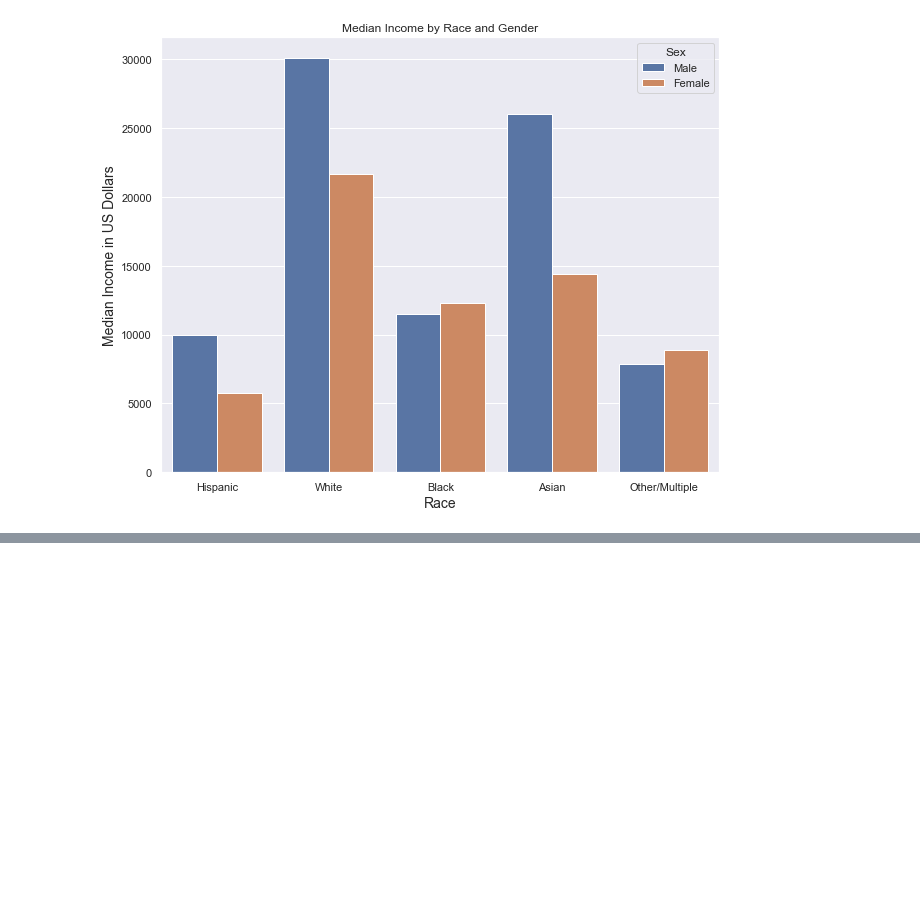
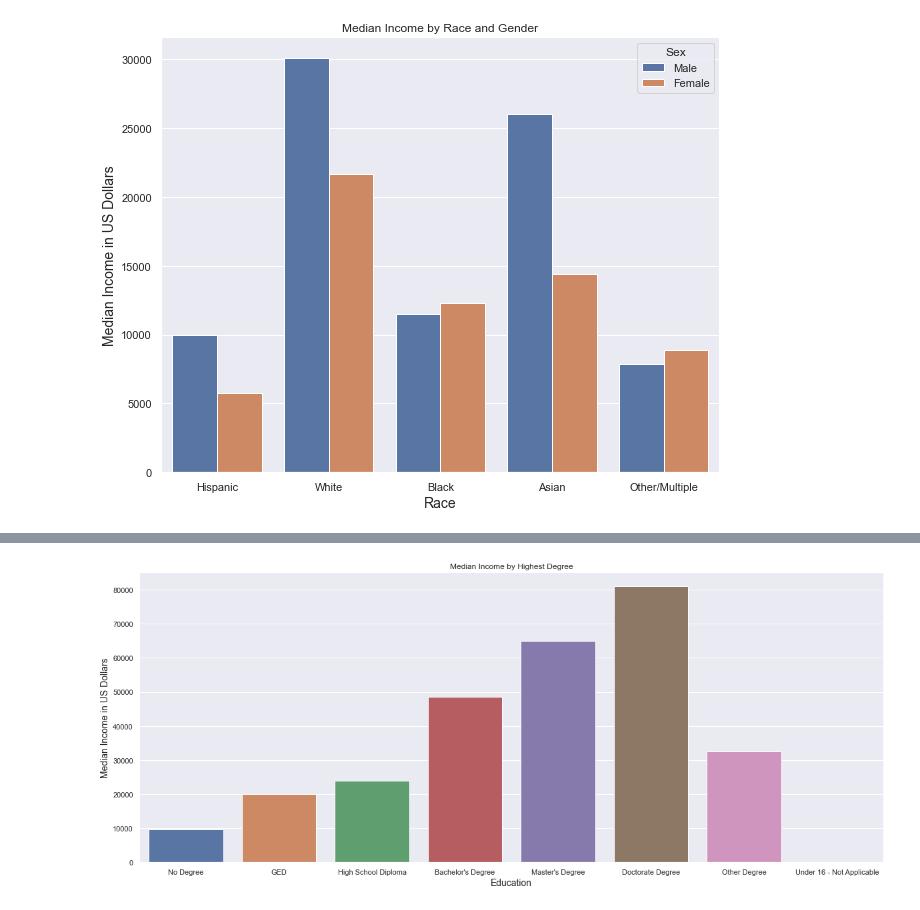
Before and after one commit to malmuntazarharris/medical-expenditure-prediction, a Jupyter notebook: EDA_and_Feature_Engineering.ipynb, the cells around one changed output, grey strips where cells are left out. Saved outputs shown, nothing was run; the diff lists cells and outputs as text; code cells hidden in the pictures; blank space fills up the shorter version.

```diff
--- a/EDA_and_Feature_Engineering.ipynb
+++ b/EDA_and_Feature_Engineering.ipynb
@@ -234,0 +261,4 @@ Interesting to see that White women tend to spend the most on healthcare and tha
+# %%
+df_edu_median =df.groupby("highest_education").agg(median_income=("total_income",'median'),median_expenditure=("total_expenditure",'median'))
+df_edu_median = df_edu_median.reset_index()
+df_edu_median.head(11)
@@ -234,0 +282,3 @@ Interesting to see that White women tend to spend the most on healthcare and tha
+# %%
+df_edu_median = df_edu_median[df_edu_median["highest_education"] > 0]
+df_edu_median.head()
@@ -234,0 +292,13 @@ Interesting to see that White women tend to spend the most on healthcare and tha
+# %%
+plt.figure(figsize=(20, 8))
+fig = sns.barplot(x='highest_education',
+    y='median_income',
+    data=df_edu_median,
+    ci=None )
+plt.ylabel("Median Income in US Dollars", size=14)
+plt.xlabel("Education", size=14)
+plt.title(label = "Median Income by Highest Degree")
+fig.set_xticklabels(labels = ["No Degree", 'GED', "High School Diploma", "Bachelor's Degree", "Master's Degree", "Doctorate Degree", "Other Degree", "Under 16 - Not Applicable"])
+plt.show()
+# %% [output]
+[figure, added]
```
Also changed, not shown: parts of 23 cells of this notebook, 2 other files.
